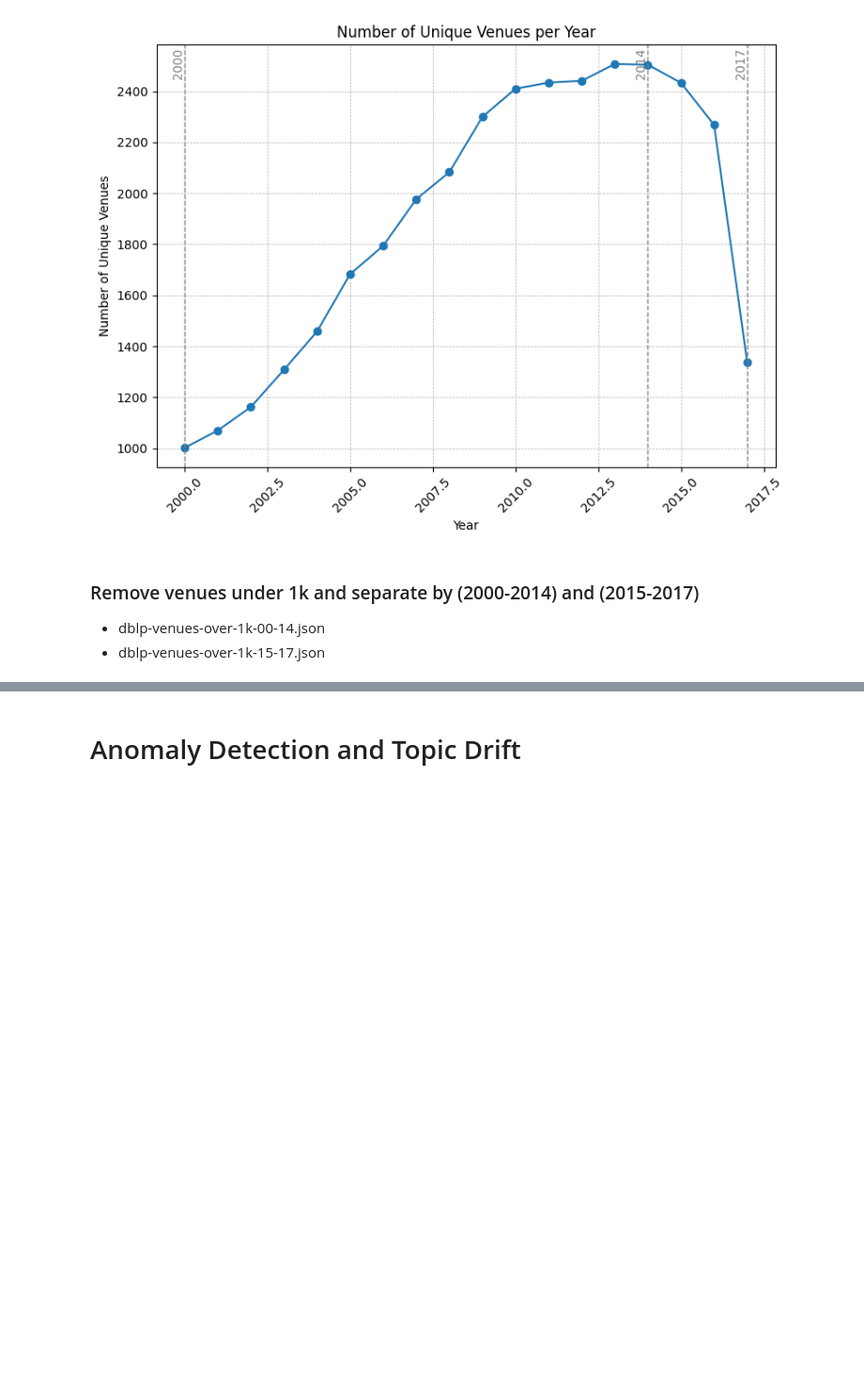
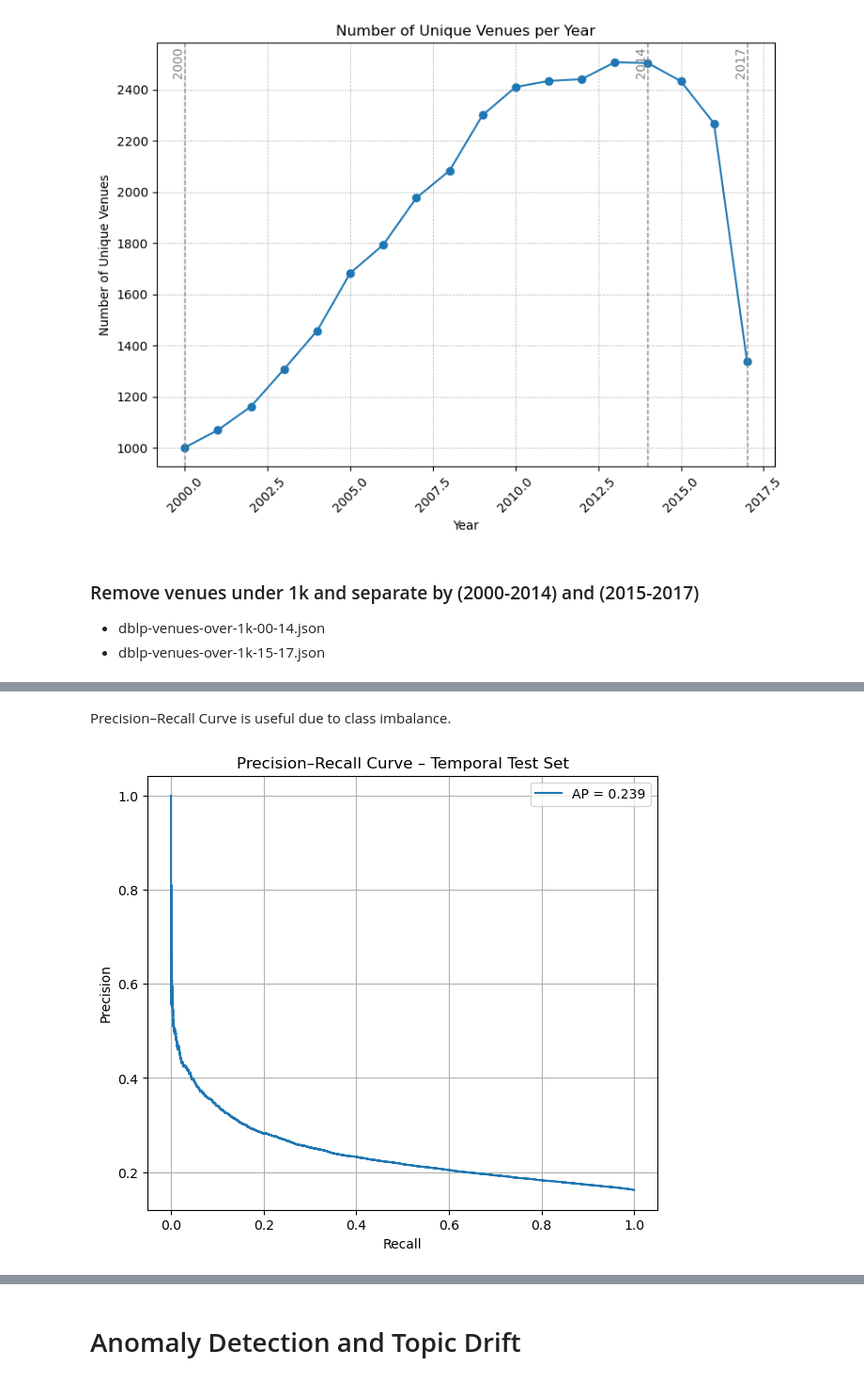
Before and after one commit to spengjohn/DS1-Group-Project, a Jupyter notebook: GroupProject.ipynb, the cells around one changed output, grey strips where cells are left out. Shown: that part at 94% size. Drawn from its saved outputs; the diff is of its cells as text; code cells hidden in the pictures; blank space fills up the shorter version.

```diff
--- a/GroupProject.ipynb
+++ b/GroupProject.ipynb
@@ -557,0 +786,18 @@ Done.
+# %% [markdown]
+Precision–Recall Curve is useful due to class imbalance.
+# %%
+from sklearn.metrics import precision_recall_curve, average_precision_score
+
+precision, recall, _ = precision_recall_curve(y_test, y_test_prob)
+ap = average_precision_score(y_test, y_test_prob)
+
+plt.figure(figsize=(7,6))
+plt.plot(recall, precision, label=f"AP = {ap:.3f}")
+plt.xlabel("Recall")
+plt.ylabel("Precision")
+plt.title("Precision–Recall Curve – Temporal Test Set")
+plt.legend()
+plt.grid(True)
+plt.show()
+# %% [output]
+[figure, added]
```
Also changed, not shown: parts of 33 cells of this notebook.
